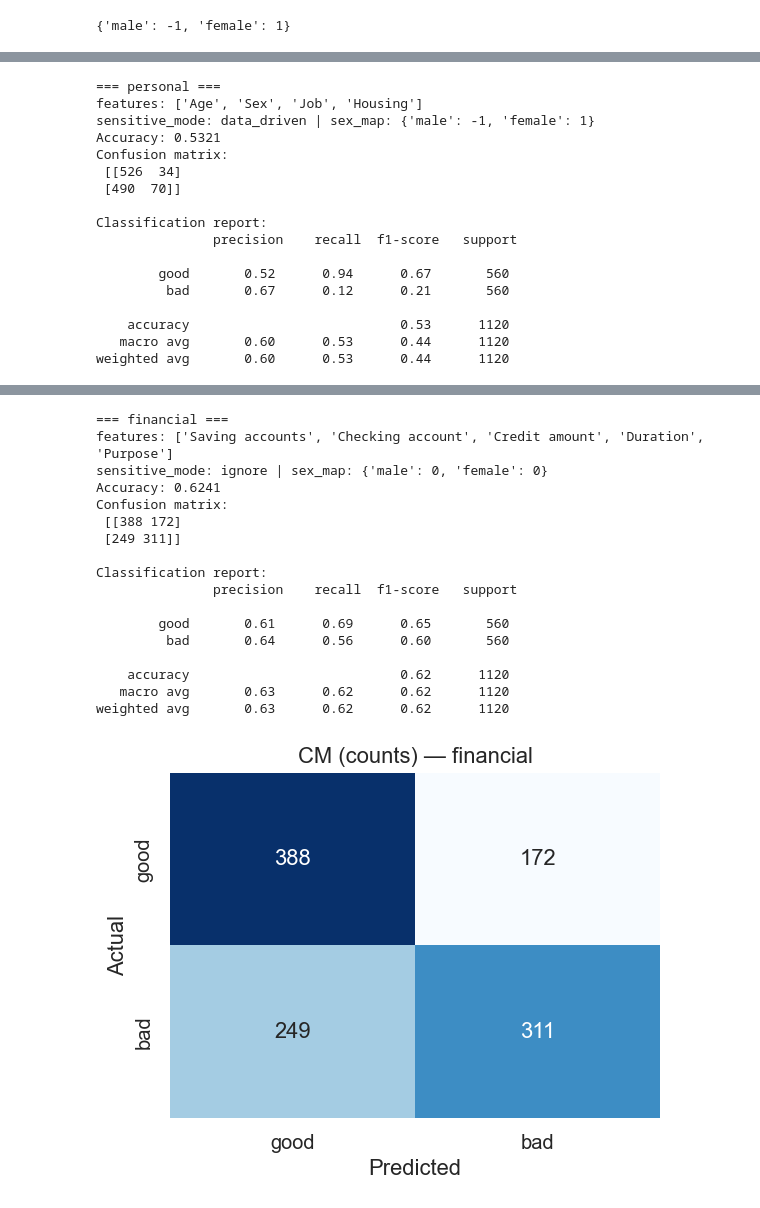
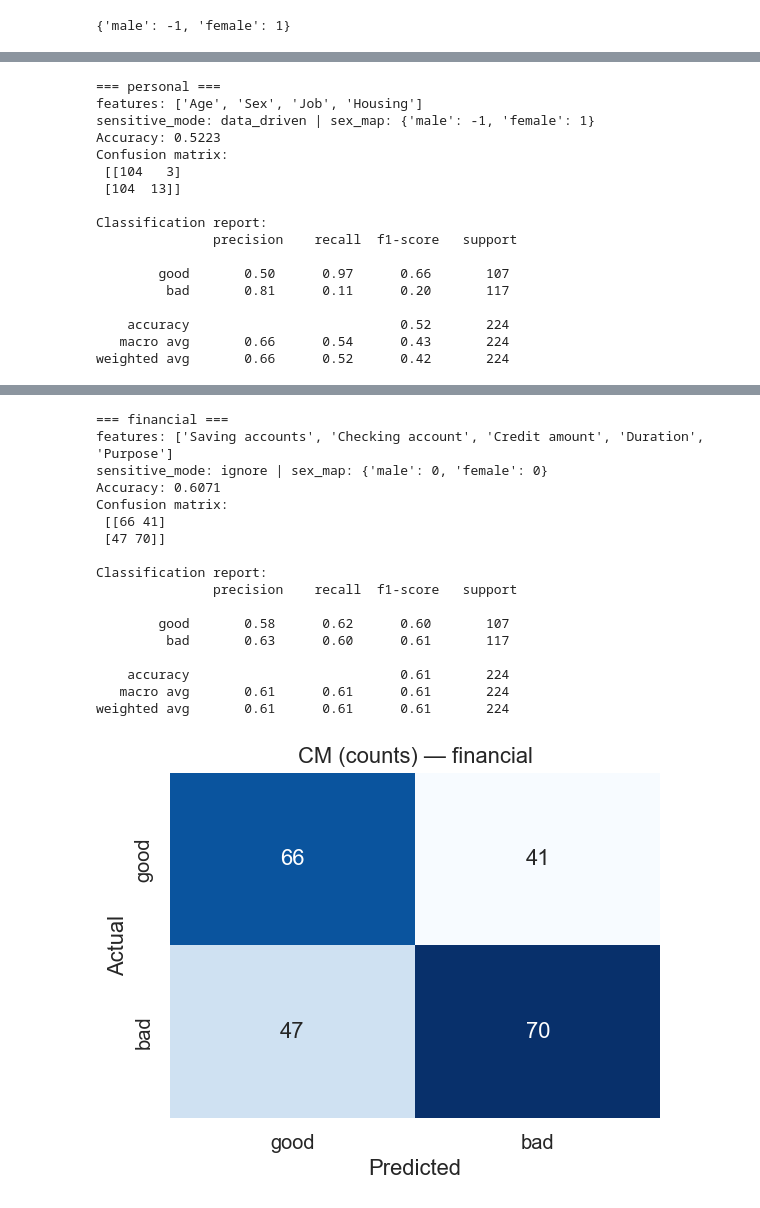
Before and after one commit to Jar3edd/AI, a Jupyter notebook: AI-Assessment/credit_risk_all_3.ipynb, the cells around one changed output, grey strips where cells are left out. Saved outputs shown, nothing was run; the diff lists cells and outputs as text; code cells hidden in the pictures.

```diff
--- a/AI-Assessment/credit_risk_all_3.ipynb
+++ b/AI-Assessment/credit_risk_all_3.ipynb
@@ -297,17 +297,17 @@ sex_weight_map_preview
 {'male': -1, 'female': 1}
 # %%
 results_summary = []
-all_predictions = {}  # scenario_name -> predictions DataFrame (for optional deeper analysis)
+all_predictions = {}
 
 for sc in SCENARIOS:
     name = sc["name"]
     feats = sc["features"]
     sensitive_mode = sc["sensitive_mode"]
 
-    # Build sex map only if requested and labels available
+    # Build sex map using training data only
     sex_map = {}
-    if sensitive_mode == "data_driven" and "Risk" in df.columns:
-        sex_map = build_sex_weight_map_for_dataset(df)
+    if sensitive_mode == "data_driven" and "Risk" in train_df.columns:
+        sex_map = build_sex_weight_map_for_dataset(train_df)
     elif sensitive_mode == "ignore":
         sex_map = {"male": 0, "female": 0}
 
@@ -316,11 +316,11 @@ for sc in SCENARIOS:
                                    sensitive_mode=sensitive_mode,
                                    sex_weight_map=sex_map)
 
-    # Predict row-wise
+    # Predict row-wise using test data
     preds = []
     reasons1, reasons2, reasons3 = [], [], []
     scores = []
-    for _, row in df.iterrows():
+    for _, row in test_df.iterrows():
         out = scorer.predict_one(row.to_dict())
         preds.append(out["PredictedRisk"])
         scores.append(out["TotalScore"])
@@ -329,20 +329,20 @@ for sc in SCENARIOS:
         reasons2.append(f"{tr[1]['feature']}({tr[1]['points']})" if len(tr)>1 else "")
         reasons3.append(f"{tr[2]['feature']}({tr[2]['points']})" if len(tr)>2 else "")
 
-    pred_df = df.copy()
-    pred_df[f"Predicted_{name}"] = pd.Series(preds, index=df.index).str.lower()
+    pred_df = test_df.copy()
+    pred_df[f"Predicted_{name}"] = pd.Series(preds, index=test_df.index).str.lower()
     pred_df[f"Score_{name}"]     = scores
     pred_df[f"Reason1_{name}"]   = reasons1
     pred_df[f"Reason2_{name}"]   = reasons2
     pred_df[f"Reason3_{name}"]   = reasons3
 
-    # Save per-scenario predictions
+    # Save predictions
     out_csv = ARTIFACTS_DIR / f"predictions_{name}.csv"
     pred_df.to_csv(out_csv, index=False)
 
-    # Evaluate if Risk available
-    if "Risk" in df.columns:
-        y_true = df["Risk"].astype(str).str.lower().str.strip()
+    # Evaluate using test labels
+    if "Risk" in test_df.columns:
+        y_true = test_df["Risk"].astype(str).str.lower().str.strip()
         y_pred = pred_df[f"Predicted_{name}"]
 
         labels = ["good", "bad"]
@@ -375,7 +375,6 @@ for sc in SCENARIOS:
         path_norm = ARTIFACTS_DIR / f"cm_norm_{name}.png"
         fig2.savefig(path_norm); plt.show()
 
-        # Store scenario-metrics summary
         results_summary.append({
             "scenario": name,
             "features_used": ", ".join(feats),
@@ -419,17 +418,17 @@ weighted avg       0.67      0.67      0.67      1120
 === personal ===
 features: ['Age', 'Sex', 'Job', 'Housing']
 sensitive_mode: data_driven | sex_map: {'male': -1, 'female': 1}
-Accuracy: 0.5321
+Accuracy: 0.5223
 Confusion matrix:
- [[526  34]
- [490  70]]
+ [[104   3]
+ [104  13]]
 
 Classification report:
                precision    recall  f1-score   support
 
-        good       0.52      0.94      0.67       560
-         bad       0.67      0.12      0.21       560
+        good       0.50      0.97      0.66       107
+         bad       0.81      0.11      0.20       117
 
-    accuracy                           0.53      1120
-   macro avg       0.60      0.53      0.44      1120
-weighted avg       0.60      0.53      0.44      1120
+    accuracy                           0.52       224
+   macro avg       0.66      0.54      0.43       224
+weighted avg       0.66      0.52      0.42       224
@@ -438,20 +437,20 @@ weighted avg       0.60      0.53      0.44      1120
 === financial ===
 features: ['Saving accounts', 'Checking account', 'Credit amount', 'Duration', 'Purpose']
 sensitive_mode: ignore | sex_map: {'male': 0, 'female': 0}
-Accuracy: 0.6241
+Accuracy: 0.6071
 Confusion matrix:
- [[388 172]
- [249 311]]
+ [[66 41]
+ [47 70]]
 
 Classification report:
                precision    recall  f1-score   support
 
-        good       0.61      0.69      0.65       560
-         bad       0.64      0.56      0.60       560
+        good       0.58      0.62      0.60       107
+         bad       0.63      0.60      0.61       117
 
-    accuracy                           0.62      1120
-   macro avg       0.63      0.62      0.62      1120
-weighted avg       0.63      0.62      0.62      1120
+    accuracy                           0.61       224
+   macro avg       0.61      0.61      0.61       224
+weighted avg       0.61      0.61      0.61       224
-[figure, old version]
+[figure, new version]
 [figure]
 |  | scenario | features_used | sensitive_mode | sex_map | accuracy | precision_good | recall_good | f1_good | ... |
```
Also changed, not shown: parts of 3 cells of this notebook, 10 other files.
